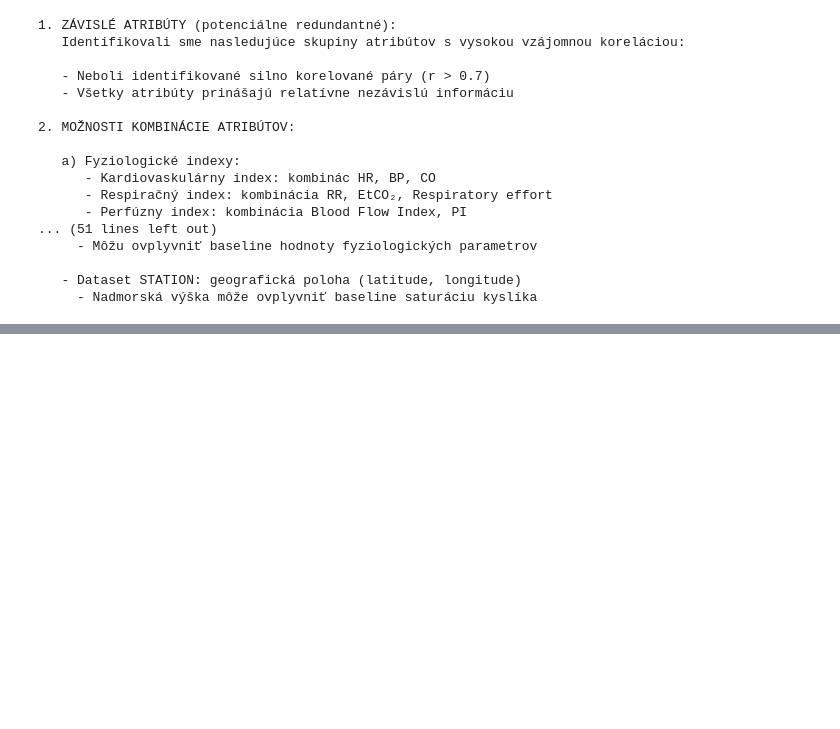
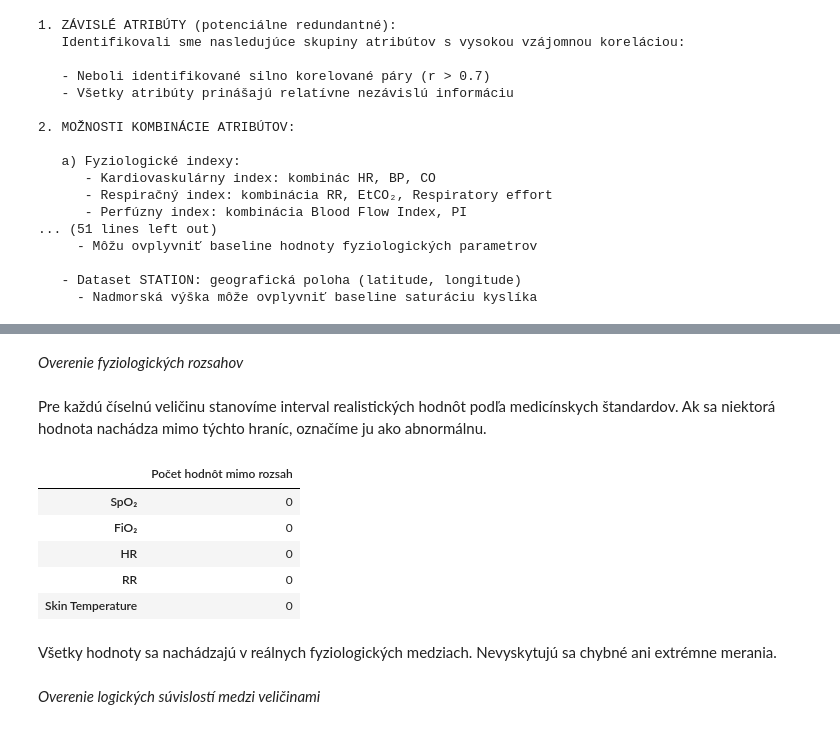
Before and after one commit to MarekPenzes/IAU_Projekt, a Jupyter notebook: IAU_phase1_penzes_petrik.ipynb, the cells around one changed output, grey strips where cells are left out. Saved outputs shown, nothing was run; the diff lists cells and outputs as text; code cells hidden in the pictures; blank space fills up the shorter version.

```diff
--- a/IAU_phase1_penzes_petrik.ipynb
+++ b/IAU_phase1_penzes_petrik.ipynb
@@ -1399,0 +1534,32 @@ print("""
+# %% [markdown]
+*Overenie fyziologických rozsahov*
+# %% [markdown]
+Pre každú číselnú veličinu stanovíme interval realistických hodnôt podľa medicínskych štandardov.
+Ak sa niektorá hodnota nachádza mimo týchto hraníc, označíme ju ako abnormálnu.
+# %%
+limits = {
+    'SpO₂': (70, 100),
+    'FiO₂': (21, 100),
+    'HR': (30, 220),
+    'RR': (4, 60),
+    'Skin Temperature': (25, 45)
+}
+
+invalid_counts = {}
+for col, (low, high) in limits.items():
+    if col in df_observation.columns:
+        invalid_counts[col] = ((df_observation[col] < low) | (df_observation[col] > high)).sum()
+
+pd.DataFrame.from_dict(invalid_counts, orient='index', columns=['Počet hodnôt mimo rozsah'])
+# %% [output]
+|  | Počet hodnôt mimo rozsah |
+| SpO₂ | 0 |
+| FiO₂ | 0 |
+| HR | 0 |
+| RR | 0 |
+| Skin Temperature | 0 |
+# %% [markdown]
+Všetky hodnoty sa nachádzajú v reálnych fyziologických medziach.
+Nevyskytujú sa chybné ani extrémne merania.
+# %% [markdown]
+*Overenie logických súvislostí medzi veličinami*
```
Also changed, not shown: parts of 57 cells of this notebook.
